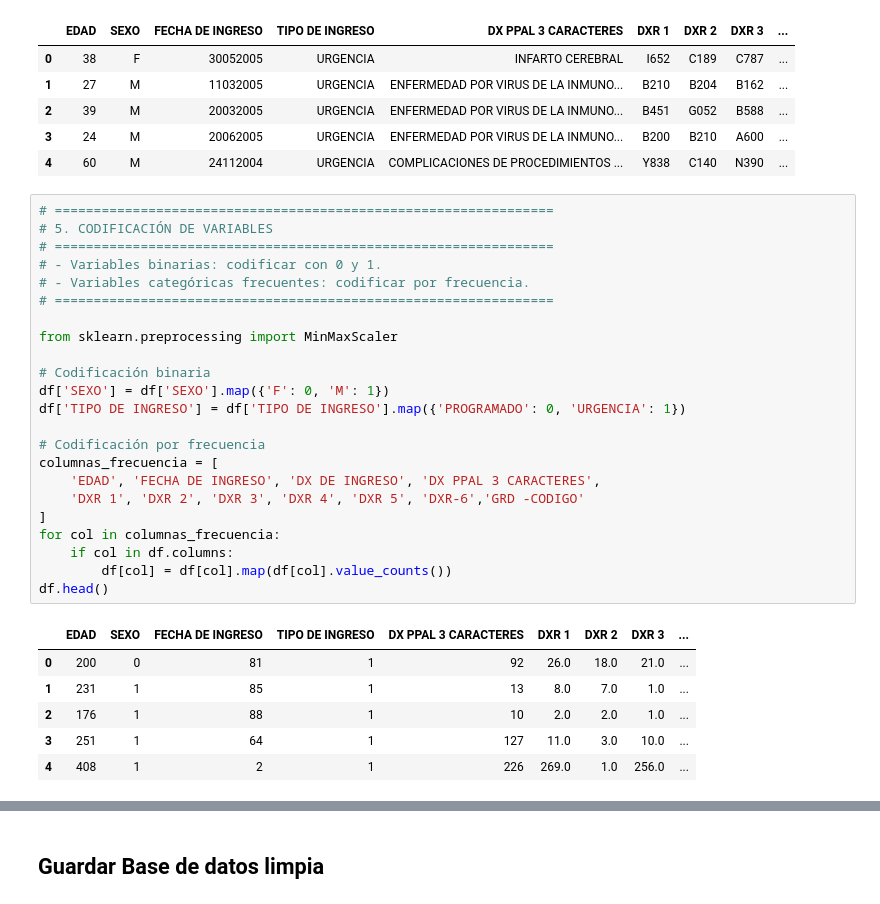
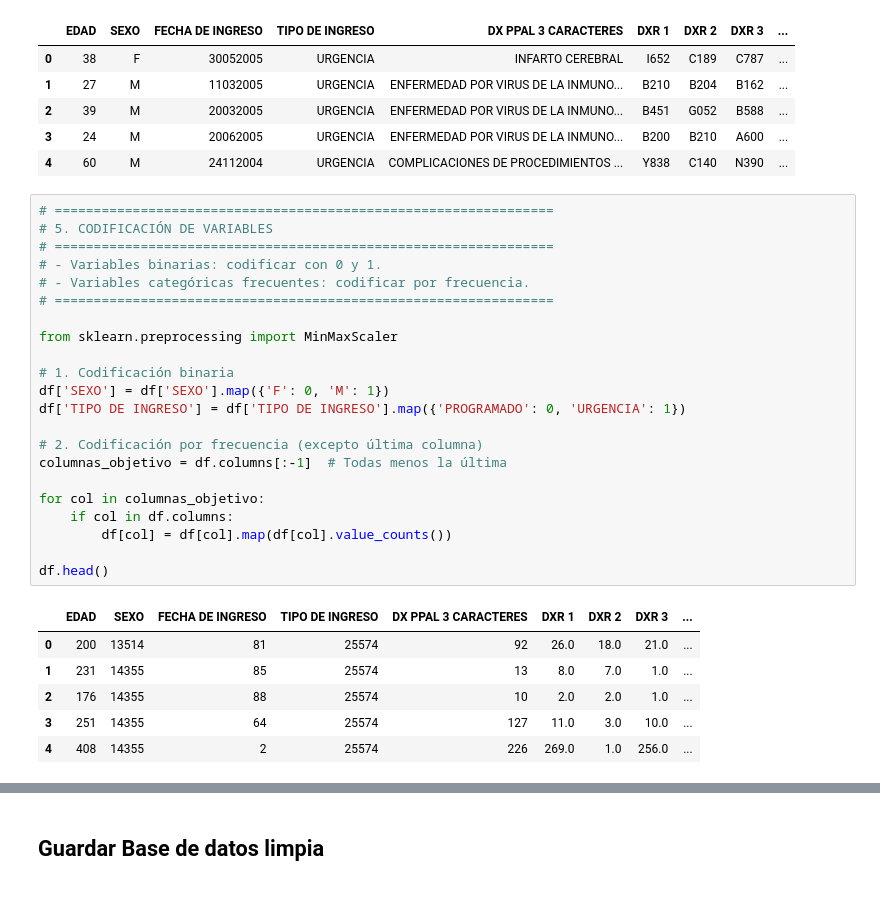
Before and after one commit to Santiago-Rivera-Estrada/Practica2InfoMedica, a Jupyter notebook: Informe_Practica2 (1).ipynb, the cells around one changed output, grey strips where cells are left out. Saved outputs shown, nothing was run; the diff lists cells and outputs as text.

```diff
--- a/Informe_Practica2 (1).ipynb
+++ b/Informe_Practica2 (1).ipynb
@@ -348,33 +348,32 @@ Columnas eliminadas: ['CODIGO DE CIUDAD', 'TIPO SERVICIO', 'DX PRINCIPAL DE EGRE
 # %%
 # ================================================================
 # 5. CODIFICACIÓN DE VARIABLES
 # ================================================================
 # - Variables binarias: codificar con 0 y 1.
 # - Variables categóricas frecuentes: codificar por frecuencia.
 # ================================================================
 
 from sklearn.preprocessing import MinMaxScaler
 
-# Codificación binaria
+# 1. Codificación binaria
 df['SEXO'] = df['SEXO'].map({'F': 0, 'M': 1})
 df['TIPO DE INGRESO'] = df['TIPO DE INGRESO'].map({'PROGRAMADO': 0, 'URGENCIA': 1})
 
-# Codificación por frecuencia
-columnas_frecuencia = [
-    'EDAD', 'FECHA DE INGRESO', 'DX DE INGRESO', 'DX PPAL 3 CARACTERES',
-    'DXR 1', 'DXR 2', 'DXR 3', 'DXR 4', 'DXR 5', 'DXR-6','GRD -CODIGO'
-]
-for col in columnas_frecuencia:
+# 2. Codificación por frecuencia (excepto última columna)
+columnas_objetivo = df.columns[:-1]  # Todas menos la última
+
+for col in columnas_objetivo:
     if col in df.columns:
         df[col] = df[col].map(df[col].value_counts())
+
 df.head()
 # %% [output]
 |  | EDAD | SEXO | FECHA DE INGRESO | TIPO DE INGRESO | DX PPAL 3 CARACTERES | DXR 1 | DXR 2 | DXR 3 | ... |
-| 0 | 200 | 0 | 81 | 1 | 92 | 26.0 | 18.0 | 21.0 | ... |
-| 1 | 231 | 1 | 85 | 1 | 13 | 8.0 | 7.0 | 1.0 | ... |
-| 2 | 176 | 1 | 88 | 1 | 10 | 2.0 | 2.0 | 1.0 | ... |
-| 3 | 251 | 1 | 64 | 1 | 127 | 11.0 | 3.0 | 10.0 | ... |
-| 4 | 408 | 1 | 2 | 1 | 226 | 269.0 | 1.0 | 256.0 | ... |
+| 0 | 200 | 13514 | 81 | 25574 | 92 | 26.0 | 18.0 | 21.0 | ... |
+| 1 | 231 | 14355 | 85 | 25574 | 13 | 8.0 | 7.0 | 1.0 | ... |
+| 2 | 176 | 14355 | 88 | 25574 | 10 | 2.0 | 2.0 | 1.0 | ... |
+| 3 | 251 | 14355 | 64 | 25574 | 127 | 11.0 | 3.0 | 10.0 | ... |
+| 4 | 408 | 14355 | 2 | 25574 | 226 | 269.0 | 1.0 | 256.0 | ... |
 # %%
 # ================================================================
 # 6. NORMALIZACIÓN MIN-MAX
```
Also changed, not shown: parts of 21 cells of this notebook, 1 other file.
